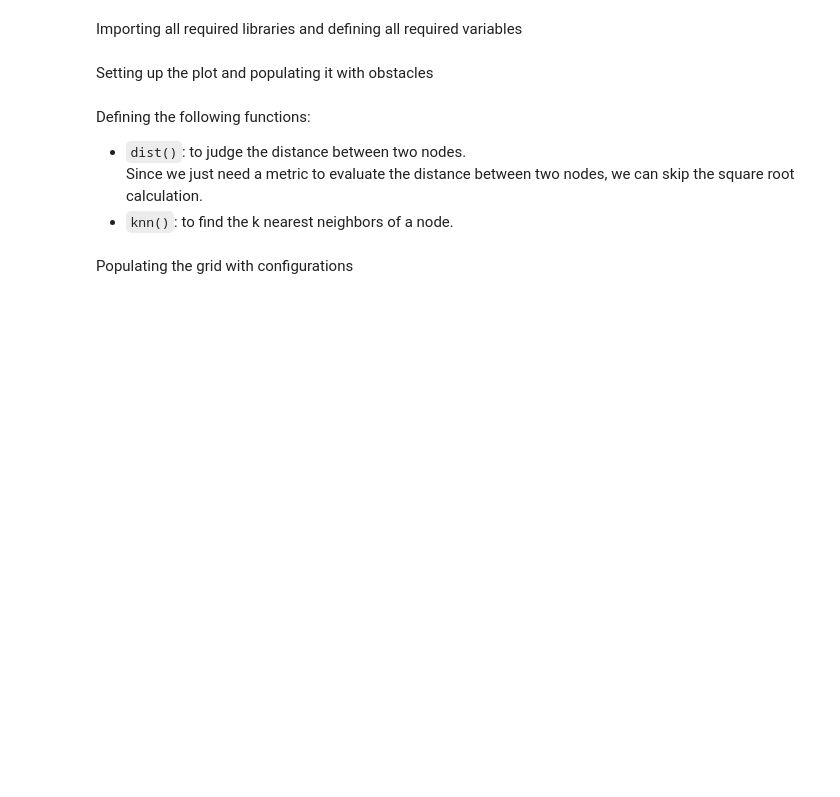
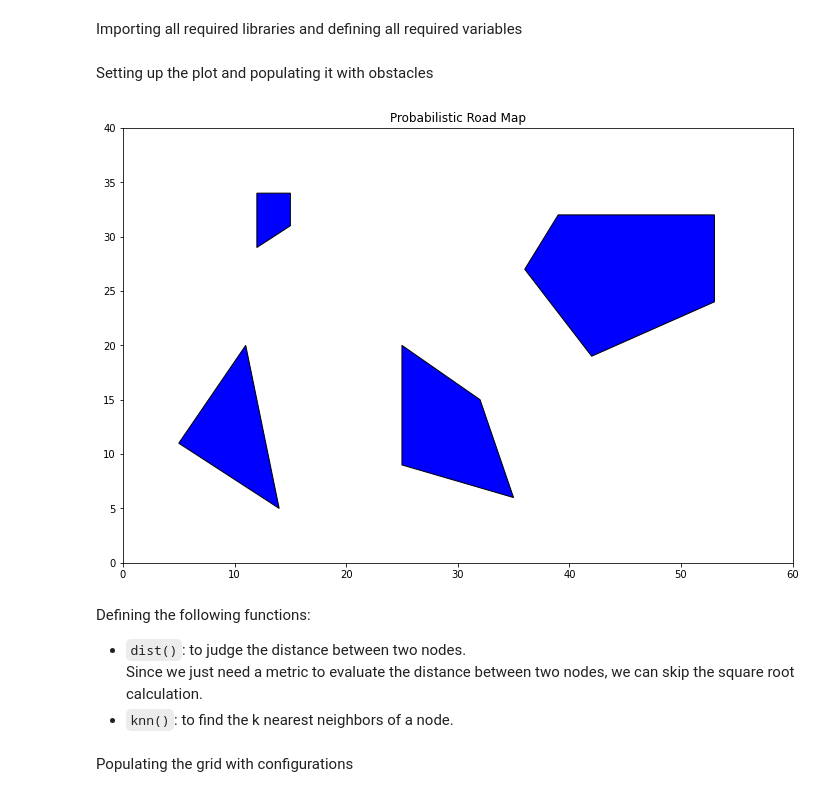
Before and after one commit to ashwinpra/swarm-tasks, a Jupyter notebook: 2-multiple-query-PRM-APF-planner/main.ipynb, the cells around one changed output. Saved outputs shown, nothing was run; the diff lists cells and outputs as text; code cells hidden in the pictures; blank space fills up the shorter version.

```diff
--- a/2-multiple-query-PRM-APF-planner/main.ipynb
+++ b/2-multiple-query-PRM-APF-planner/main.ipynb
@@ -15,17 +16,25 @@ Setting up the plot and populating it with obstacles
 # %%
 plt.rcParams['figure.figsize'] = (12, 8)
 x = np.linspace(0, 60, 10)
 y = np.linspace(0, 40, 10)
-fig = plt.figure()
-ax = fig.add_subplot(111)
-ax.set_xlim(0, 60)
-ax.set_ylim(0, 40)
+fig,ax = plt.subplots()
+
 ax.set_title('Probabilistic Road Map')
 
 with open("obstacles.txt") as f:
     for line in f:
+        coord_arr = []
         vertices_arr = line.split()
-        ax.fill(vertices_arr[::2], vertices_arr[1::2])
+        # join each 2 consecutive values and form an array of coordinates
+        for i in range(0, len(vertices_arr), 2):
+            coord_arr.append((int(vertices_arr[i]), int(vertices_arr[i+1])))
+        p = Polygon(coord_arr, facecolor = 'blue', edgecolor = 'black')
+        ax.add_patch(p)
+        ax.set_xlim([0, 60])
+        ax.set_ylim([0, 40])
+        #plt.fill(vertices_arr[::2], vertices_arr[1::2])
+# %% [output]
+[figure, added]
 # %% [markdown]
 Defining the following functions:
 - `dist()`: to judge the distance between two nodes.\
```
Also changed, not shown: parts of 4 cells of this notebook, 16 other files.
